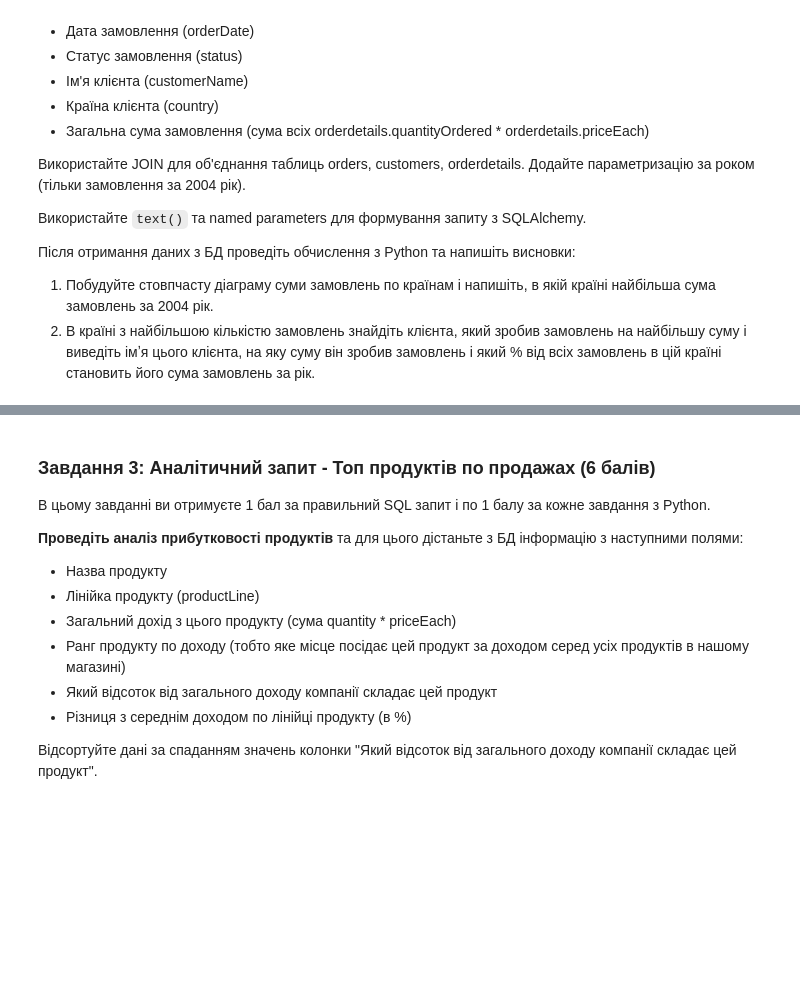
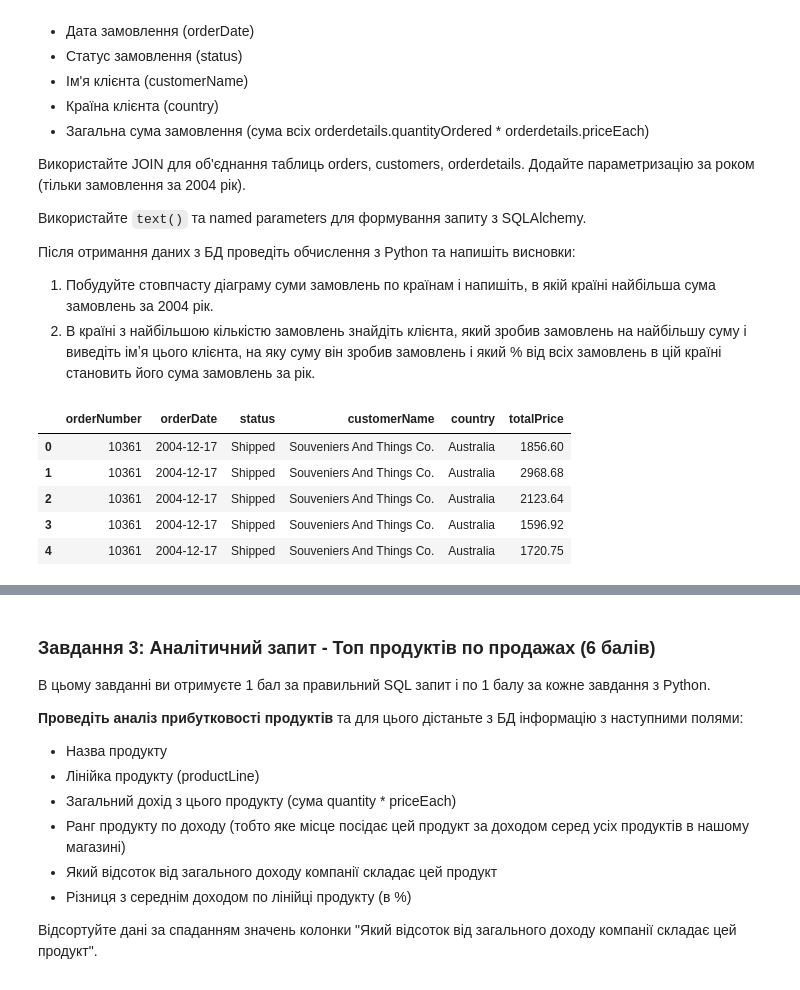
Before and after one commit to olesia-za/python_for_ds_tasks, a Jupyter notebook: hometasks/OZ_Done_11_HW1_Integration_Python_and_SQL_data_request.ipynb, the cells around one changed output, grey strips where cells are left out. Saved outputs shown, nothing was run; the diff lists cells and outputs as text; code cells hidden in the pictures; blank space fills up the shorter version.

```diff
--- a/hometasks/OZ_Done_11_HW1_Integration_Python_and_SQL_data_request.ipynb
+++ b/hometasks/OZ_Done_11_HW1_Integration_Python_and_SQL_data_request.ipynb
@@ -66,3 +168,39 @@
 Після отримання даних з БД проведіть обчислення з Python та напишіть висновки:
 1. Побудуйте стовпчасту діаграму суми замовлень по країнам і напишіть, в якій країні найбільша сума замовлень за 2004 рік.
 2. В країні з найбільшою кількістю замовлень знайдіть клієнта, який зробив замовлень на найбільшу суму і виведіть імʼя цього клієнта, на яку суму він зробив замовлень і який % від всіх замовлень в цій країні становить його сума замовлень за рік.
+# %%
+# 1) Найбільша сума замовлень за 2004 рік від клієнтів США
+# 2)розрахунок нижче
+
+order_details_for_2004 = text("""
+    SELECT o.orderNumber, o.orderDate, o.status, c.customerName,c.country, od.quantityOrdered * od.priceEach as totalPrice
+    FROM orders o
+    LEFT JOIN orderdetails od ON o.orderNumber = od.orderNumber
+    LEFT JOIN customers c ON o.customerNumber = c.customerNumber
+    WHERE o.orderDate BETWEEN :start_date AND :end_date
+    ORDER BY o.orderDate DESC
+""")
+
+# Параметри як словник
+start_date = datetime.date(2004, 1, 1)
+end_date = datetime.date(2004, 12, 31)
+
+df_order_details_for_2004 = pd.read_sql(
+    order_details_for_2004,
+    engine,
+    params={
+        'start_date': start_date,
+        'end_date': end_date
+    }
+    # parse_dates=['hire_date']
+)
+
+# df_order_details_for_2004['totalPrice'] = round(df_order_details_for_2004['quantityOrdered'] * df_order_details_for_2004['priceEach'],2)
+display(df_order_details_for_2004.head())
+# %% [output]
+|  | orderNumber | orderDate | status | customerName | country | totalPrice |
+| 0 | 10361 | 2004-12-17 | Shipped | Souveniers And Things Co. | Australia | 1856.60 |
+| 1 | 10361 | 2004-12-17 | Shipped | Souveniers And Things Co. | Australia | 2968.68 |
+| 2 | 10361 | 2004-12-17 | Shipped | Souveniers And Things Co. | Australia | 2123.64 |
+| 3 | 10361 | 2004-12-17 | Shipped | Souveniers And Things Co. | Australia | 1596.92 |
+| 4 | 10361 | 2004-12-17 | Shipped | Souveniers And Things Co. | Australia | 1720.75 |
```
Also changed, not shown: parts of 6 cells of this notebook.
